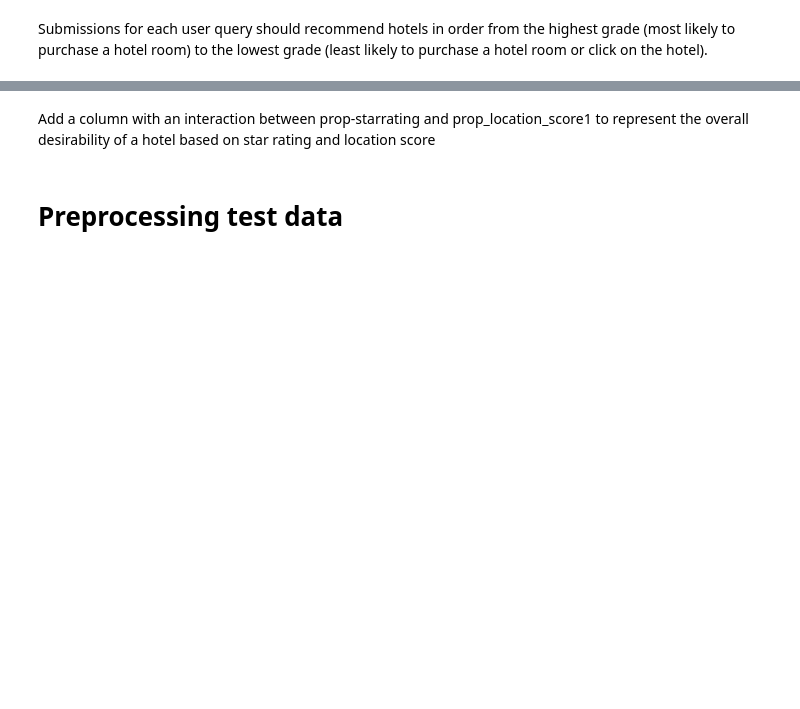
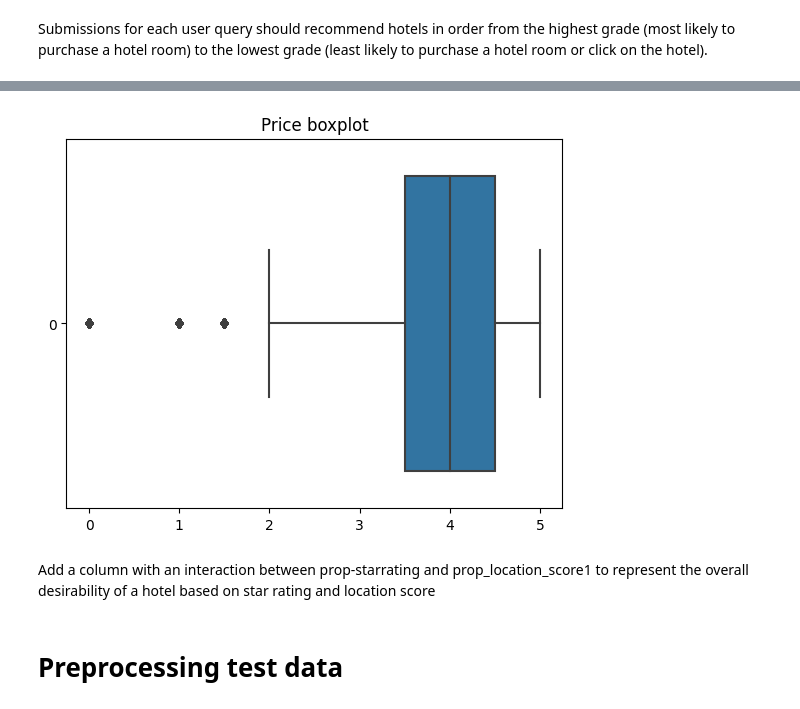
Before and after one commit to pshreyasv100/dmt-assignment-2, a Jupyter notebook: shreyas/data_preprocess.ipynb, the cells around one changed output, grey strips where cells are left out. Cells and saved outputs as stored; diff of their text form; code cells hidden in the pictures; blank space fills up the shorter version.

```diff
--- a/shreyas/data_preprocess.ipynb
+++ b/shreyas/data_preprocess.ipynb
@@ -209,3 +229,11 @@ df['relevance'] = df.apply(lambda x: ((x['prop_starrating'] * x['prop_review_sco
+# %%
+
+# Create a boxplot using seaborn
+sns.boxplot(data=df['prop_review_score'], orient='h')
+plt.title('Price boxplot')
+plt.show()
+# %% [output]
+[figure, added]
 # %% [markdown]
 Add a column with an interaction between prop-starrating and prop_location_score1 to represent the overall desirability of a hotel based on star rating and location score
 # %%
```
Also changed, not shown: parts of 6 cells of this notebook, 1 other file.
